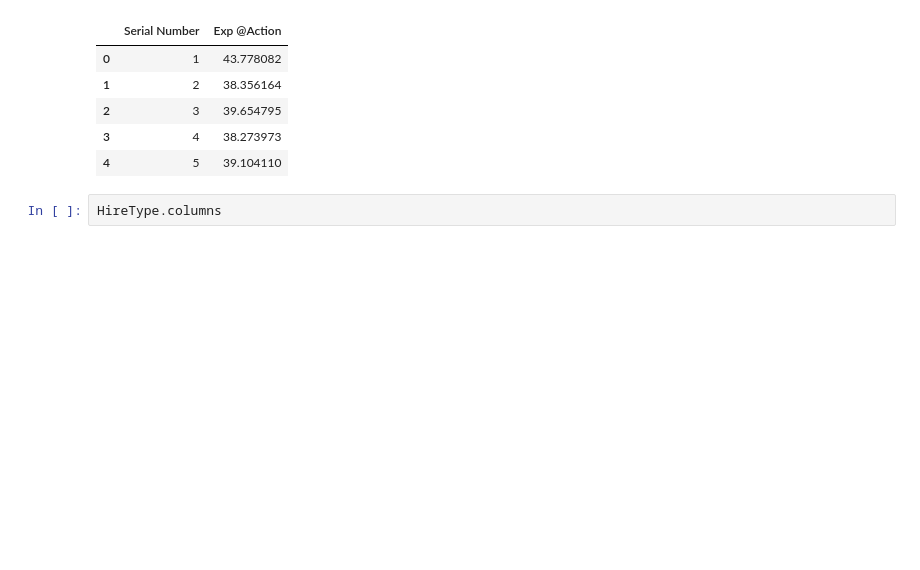
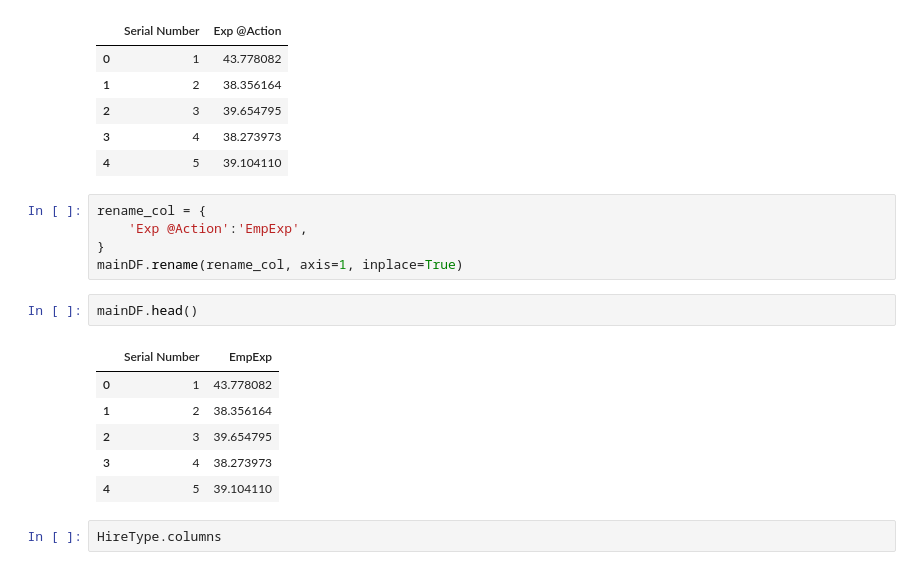
Before and after one commit to teing/HR_Data_Analytic, a Jupyter notebook: Hire_Type.ipynb, the cells around one changed output. Cells and saved outputs as stored; diff of their text form; blank space fills up the shorter version.

```diff
--- a/Hire_Type.ipynb
+++ b/Hire_Type.ipynb
@@ -63,6 +63,20 @@ mainDF.head()
 | 2 | 3 | 39.654795 |
 | 3 | 4 | 38.273973 |
 | 4 | 5 | 39.104110 |
+# %%
+rename_col = {
+    'Exp @Action':'EmpExp',
+}
+mainDF.rename(rename_col, axis=1, inplace=True)
+# %%
+mainDF.head()
+# %% [output]
+|  | Serial Number | EmpExp |
+| 0 | 1 | 43.778082 |
+| 1 | 2 | 38.356164 |
+| 2 | 3 | 39.654795 |
+| 3 | 4 | 38.273973 |
+| 4 | 5 | 39.104110 |
 # %%
 HireType.columns
 # %% [output]
```
Also changed, not shown: parts of 9 cells of this notebook.
